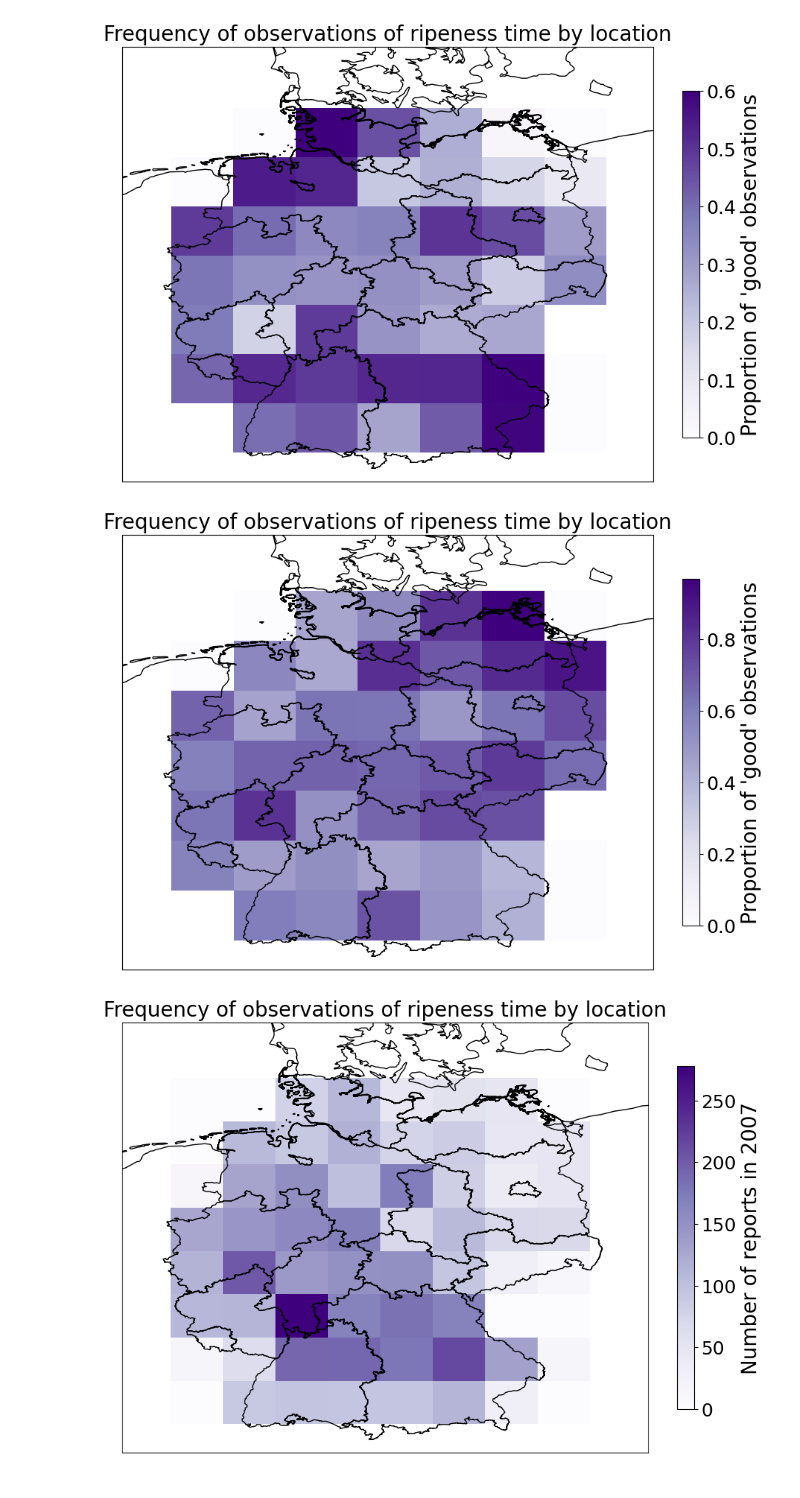
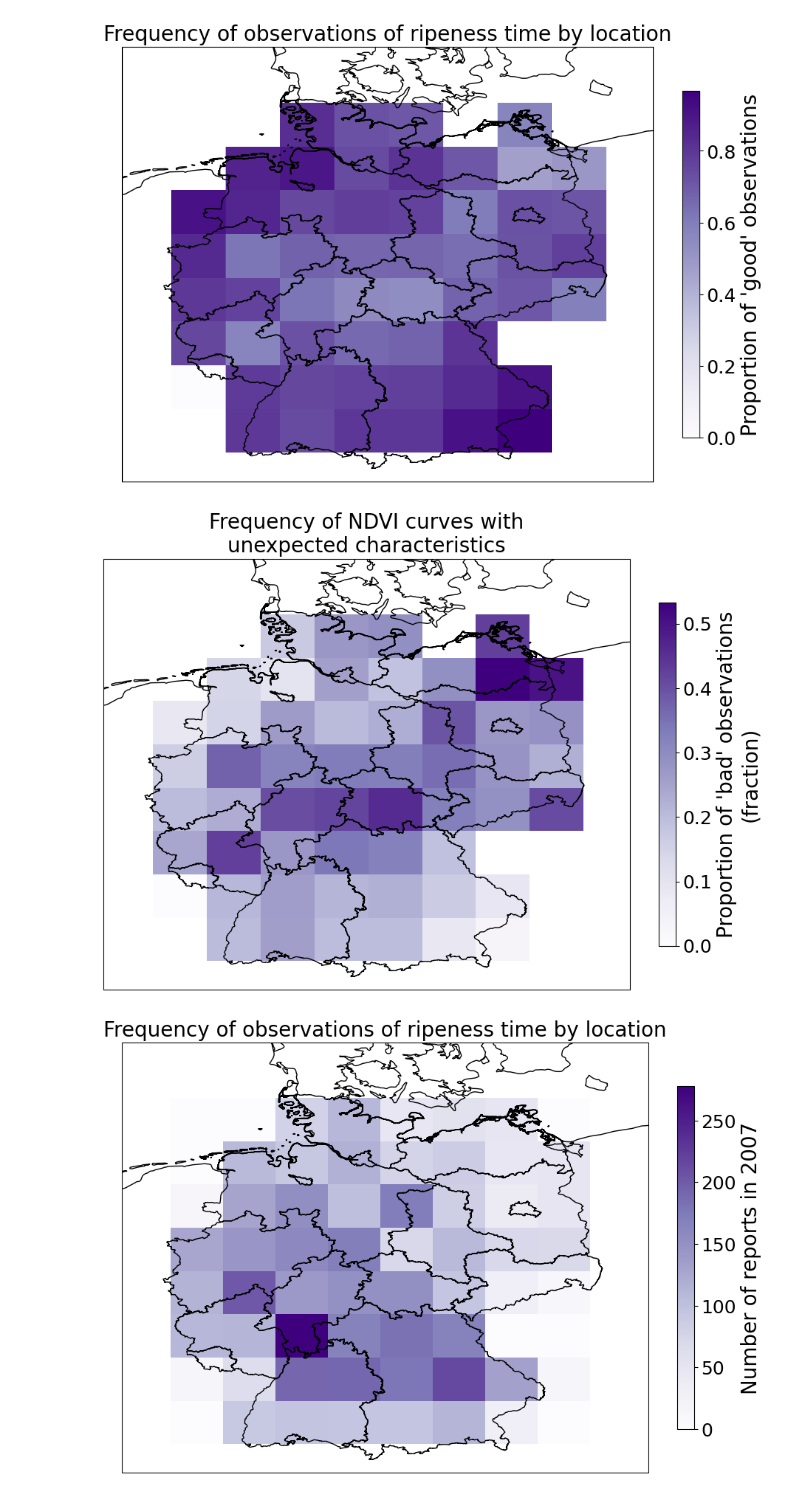
Before and after one commit to MartinP556/ML_algorithms, a Jupyter notebook: ML_Practise.ipynb, the cells around one changed output. Cells and saved outputs as stored; diff of their text form; code cells hidden in the pictures.

```diff
--- a/ML_Practise.ipynb
+++ b/ML_Practise.ipynb
@@ -82,11 +85,11 @@ def get_station_locations(dataset, ds_stations):
 # %%
 ds_LSP = pd.read_csv('C:\\Users\\wlwc1989\\Documents\\Phenology_Test_Notebooks\\phenology_dwd\\results_for_comparing\\LSP_times2.csv')
-ds_reanalysis = pd.read_csv('C:\\Users\\wlwc1989\\Documents\\Phenology_Test_Notebooks\\phenology_dwd\\results_for_comparing\\Maize_ML_data2.csv')
+ds_reanalysis = pd.read_csv('C:\\Users\\wlwc1989\\Documents\\Phenology_Test_Notebooks\\phenology_dwd\\results_for_comparing\\Maize_ML_data4.csv')
 ds_reanalysis = ds_reanalysis.rename(columns={'Stations_id': 'Stations_Id', 'Referenzjahr': 'year'})
 ds = pd.merge(ds_LSP, ds_reanalysis, on=['Stations_Id', 'year'], how='outer')
 ds = ds.dropna(subset=['observed time to beginning of flowering', 'emergence date'])
 ds = ds.reset_index().drop(['index', 'Unnamed: 0_x', 'Unnamed: 0_y'], axis=1)
-ds = make_cumulative(ds, driver_variable = 'tas', numdays = 200)
+ds = make_cumulative(ds, driver_variable = 't2m', numdays = 200)
 day_columns = ['mingrad', 'maxgrad', 'minday', 'maxday', 'second last 75 percentile', 'last 75 percentile', 'emergence date']
 for colname in day_columns:
     ds[colname] = pd.to_datetime(ds[colname]).dt.dayofyear
@@ -107,10 +110,10 @@ for colname in day_columns:
 fig, ax = plotting.Germany_plot()
 #ds_good_LSP = ds.where(ds['maxday'] > 150)
 #ds_good_LSP = ds.where((ds['maxgrad'] < ds['mingrad']))#*(ds['year'] > 2020))
-ds_good_LSP = ds.where((ds['second last 75 percentile'] > 150) * (ds['last 75 percentile'] > 150) * (ds['last 75 percentile'] < 270) * (ds['second last 75 percentile'] < 270))
+ds_good_LSP = ds.where((ds['second last 75 percentile'] > 150) * (ds['last 75 percentile'] > 150))# * (ds['last 75 percentile'] < 270) * (ds['second last 75 percentile'] < 270))
 #ds_bad_LSP = ds.where(ds['maxday'] < 150)
 #ds_bad_LSP = ds.where((ds['maxgrad'] > ds['mingrad']))#*(ds['year'] > 2020))
-ds_bad_LSP = ds.where(~((ds['second last 75 percentile'] > 150) * (ds['last 75 percentile'] > 150) * (ds['last 75 percentile'] < 270) * (ds['second last 75 percentile'] < 270)))
+ds_bad_LSP = ds.where(~((ds['second last 75 percentile'] > 150) * (ds['last 75 percentile'] > 150)))# * (ds['last 75 percentile'] < 270) * (ds['second last 75 percentile'] < 270)))
 ax.scatter(ds_good_LSP['lon'], ds_good_LSP['lat'], c='blue', label='good', s = 10)
 ax.scatter(ds_bad_LSP['lon'], ds_bad_LSP['lat'], c='red', label='bad', marker='x')
 
@@ -126,5 +129,5 @@ Text(0.5, 1.0, 'bad')
 # %%
-def hist2d_proportions(lats, lons, subset_lats, subset_lons, bin_num=20, font_size = 20, title = 'Frequency of observations of ripeness time by location', colorname = 'Proportion of \'good\' observations', vmax = 0.6):
+def hist2d_proportions(lats, lons, subset_lats, subset_lons, bin_num=20, font_size = 20, title = 'Frequency of observations of ripeness time by location', colorname = 'Proportion of \'good\' observations', vmax = 0.6, save=False):
     hist_full, lonedges, latedges = np.histogram2d(lons, lats, bins=bin_num)#, range=[[0, 4], [0, 4]])
     hist_subset, lonedges, latedges = np.histogram2d(subset_lons, subset_lats, bins=bin_num)
     hist = (hist_subset/hist_full)*(hist_full>10)
@@ -137,7 +140,8 @@ def hist2d_proportions(lats, lons, subset_lats, subset_lons, bin_num=20, font_si
     cbar = plt.colorbar(densities, fraction = 0.03)
     cbar.set_label(label = colorname, size=font_size)
     cbar.ax.tick_params(labelsize=font_size - 2)
-    plt.show()
+    if save:
+        fig.savefig(f'plots/bad_obs.png', bbox_inches='tight')
 # %%
 print(len(all_latlon), len(good_latlon))
 # %% [output]
@@ -146,13 +150,15 @@ print(len(all_latlon), len(good_latlon))
 good_latlon = ds_good_LSP[['lat', 'lon']].dropna()
 bad_latlon = ds_bad_LSP[['lat', 'lon']].dropna()
 all_latlon = ds[['lat', 'lon']].dropna()
-hist2d_proportions(all_latlon['lat'], all_latlon['lon'], good_latlon['lat'], good_latlon['lon'], bin_num = 7)
+hist2d_proportions(all_latlon['lat'], all_latlon['lon'], good_latlon['lat'], good_latlon['lon'], bin_num = 8, vmax=None)#, vmax = 0.6)
 # %% [output]
-[figure, old version]
+[figure, new version]
 # %%
-hist2d_proportions(all_latlon['lat'], all_latlon['lon'], bad_latlon['lat'], bad_latlon['lon'], bin_num = 7, vmax = None)
+hist2d_proportions(all_latlon['lat'], all_latlon['lon'], bad_latlon['lat'], bad_latlon['lon'], bin_num = 8, vmax = None,
+                   title='Frequency of NDVI curves with\nunexpected characteristics',
+                   colorname = 'Proportion of \'bad\' observations\n(fraction)', save=True)
 # %% [output]
-[figure, old version]
+[figure, new version]
 # %%
 plotting.hist2d_locations(all_latlon['lat'], all_latlon['lon'], bin_num=8)
 # %% [output]
```
Also changed, not shown: parts of 9 cells of this notebook.
